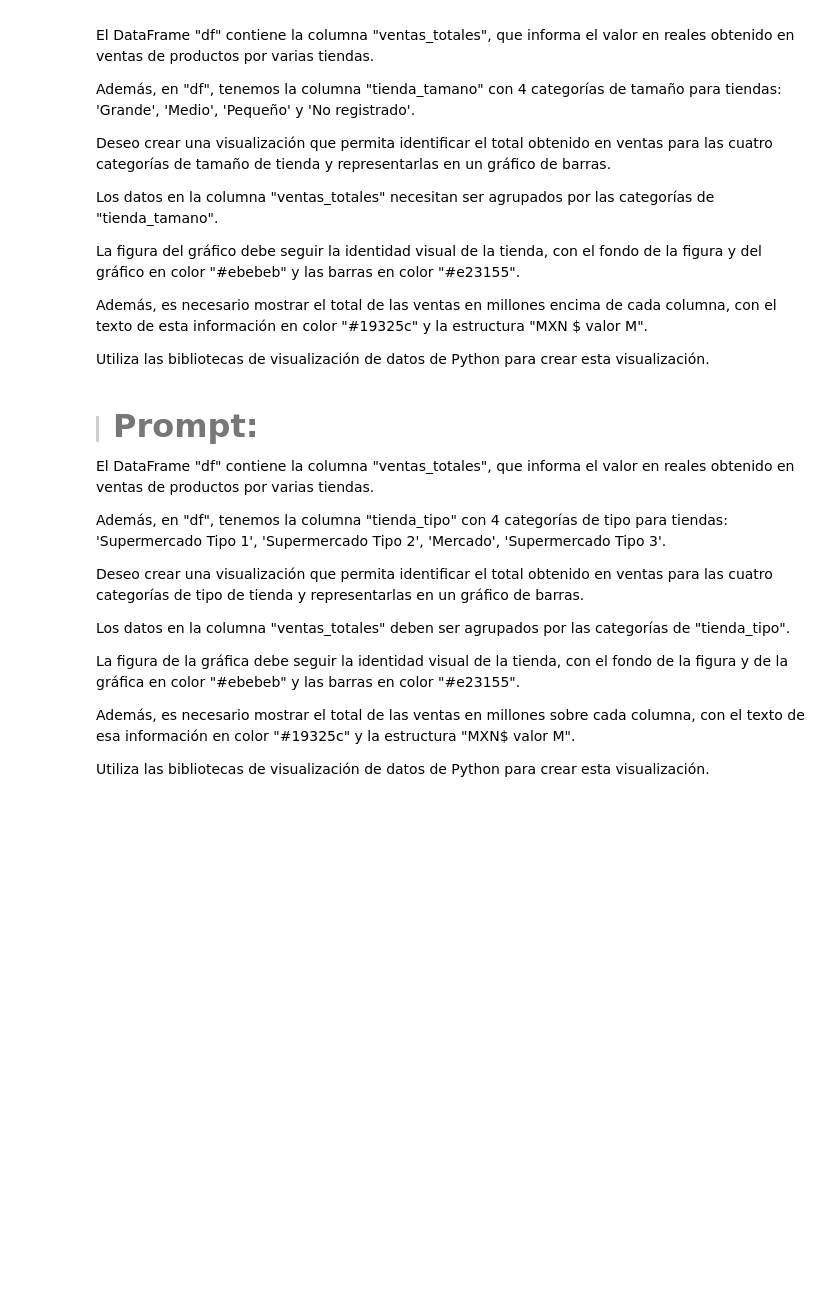
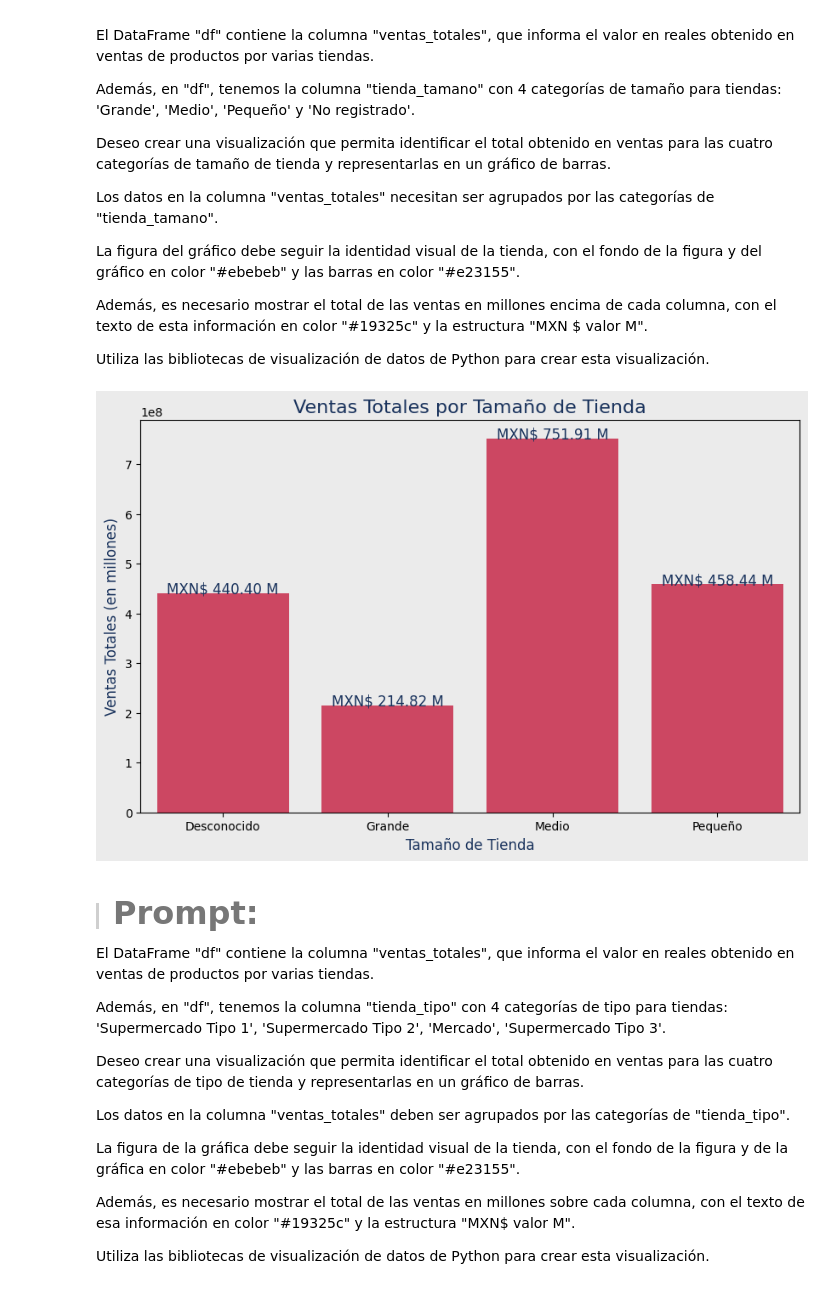
Before and after one commit to Mjdiazri/Code7Days, a Jupyter notebook: Utilizando_chatgpt_como_asistente.ipynb, the cells around one changed output. Cells and saved outputs as stored; diff of their text form; code cells hidden in the pictures; blank space fills up the shorter version.

```diff
--- a/Utilizando_chatgpt_como_asistente.ipynb
+++ b/Utilizando_chatgpt_como_asistente.ipynb
@@ -456,3 +460,30 @@ Utiliza las bibliotecas de visualización de datos de Python para crear esta vis
+# %%
+#Para grafico ventas totales vs tienda tamano, se realiza la agrupacion
+
+ventas_tamano = df.groupby('tienda_tamano')['ventas_totales'].sum()
+# %%
+#Grafico
+
+plt.figure(figsize=(10, 6))
+sns.barplot(x=ventas_tamano.index, y=ventas_tamano.values, color='#e23155')
+
+#Personalizacion
+plt.gcf().set_facecolor('#ebebeb') #color fondo figura
+plt.gca().set_facecolor('#ebebeb') #color fondo grafico
+
+#Etiquetas
+plt.title('Ventas Totales por Tamaño de Tienda', fontsize = 16, color = '#19325c')
+plt.xlabel('Tamaño de Tienda', fontsize = 12,color = '#19325c')
+plt.ylabel('Ventas Totales (en millones)', fontsize = 12,color = '#19325c')
+
+#Mostrar valores sobre las barras
+for i, valor in enumerate(ventas_tamano.values):
+    plt.text(i, valor + 0.1, f'MXN$ {valor/1e6:.2f} M',  ha='center', fontsize = 12, color = '#19325c')
+
+plt.xticks(rotation=0)
+plt.show()
+# %% [output]
+[figure, added]
 # %% [markdown]
 > #### <strong><font color="7b71ff" size =6>Prompt:</font></strong>
 
```
Also changed, not shown: parts of 7 cells of this notebook.
